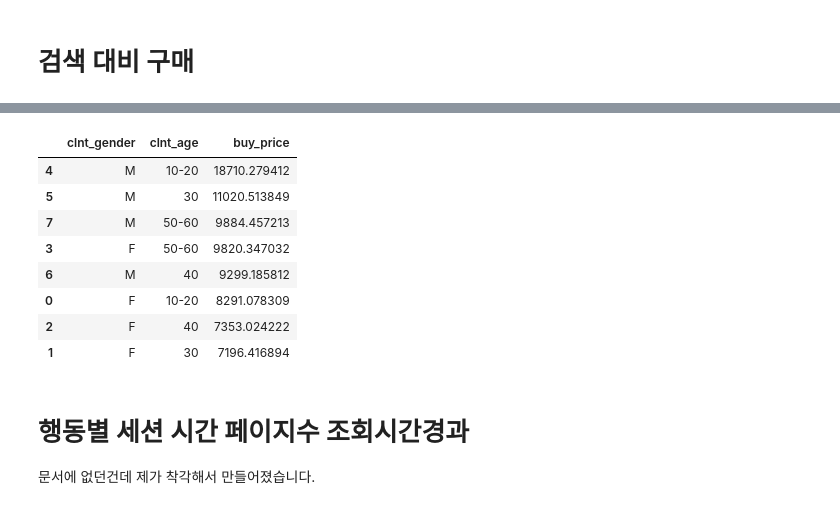
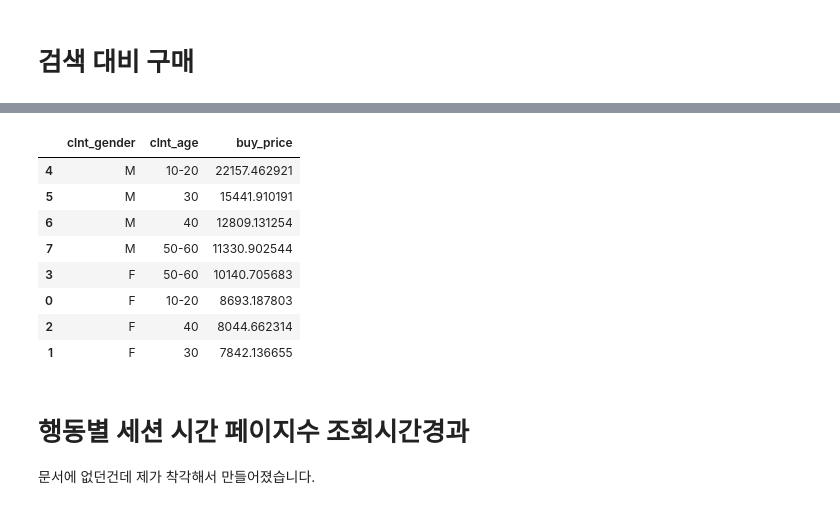
Before and after one commit to GyuYoungCho/Lpoint-Competition, a Jupyter notebook: project/point_cut/EDA.ipynb, the cells around one changed output, grey strips where cells are left out. Saved outputs shown, nothing was run; the diff lists cells and outputs as text; code cells hidden in the pictures.

```diff
--- a/project/point_cut/EDA.ipynb
+++ b/project/point_cut/EDA.ipynb
@@ -2,8 +2,7 @@
 import pandas as pd
 import numpy as np
 OAI = pd.read_csv("Online.csv")
-TFI = pd.read_csv("TransferInfo.csv")
-CTI = pd.read_csv("CustomerInfo.csv")
+TFI = pd.read_csv("transfer.csv")
+CTI = pd.read_csv("Customer.csv")
 PDI = pd.read_csv("ProductInfo.csv")
 CTI1 = CTI[CTI["clnt_gender"]!="unknown"]
-TFI.shape
@@ -14,6 +8,0 @@ TFI.shape
-# %%
-CTI1["clnt_age"][CTI1["clnt_age"]=="10"] = "10-20"
-CTI1["clnt_age"][CTI1["clnt_age"]=="20"] = "10-20"
-CTI1["clnt_age"][CTI1["clnt_age"]=="50"] = "50-60"
-CTI1["clnt_age"][CTI1["clnt_age"]=="60"] = "50-60"
-CTI1
@@ -132,7 +109,4 @@ TFI[TFI["de_dt"]==20190917].sort_values(by = "buy_am", ascending=False).head()
 # %%
-TFI = TFI[TFI["pd_c"].notnull()]
-TFI = TFI[(TFI["buy_am"]<100000000)&(TFI["buy_am"]!=0)&(TFI["buy_ct"]!=0)]
-TFI = TFI[TFI["pd_c"]!="unknown"]
 tfi1 = TFI[["de_dt","buy_am","buy_ct"]]
 tfi1['de_dt'] = pd.to_datetime(tfi1['de_dt'], format='%Y%m%d')
 tfi1['day_of_week'] = tfi1["de_dt"].dt.weekday_name
@@ -296,18 +260,18 @@ buy_prop
 # %%
 merge5 = TFI.merge(CTI1,how = "inner", on="clnt_id")[["trans_id","clnt_gender","clnt_age","buy_am","buy_ct"]]
-merge5["buy_price"] = merge5["buy_am"]/merge5["buy_ct"]
+merge5["buy_price"] = merge5["buy_am"]
 buy_group = merge5.groupby(["clnt_gender","clnt_age"]).mean()["buy_price"].reset_index()
 buy_group.sort_values(by="buy_price", ascending=False)
 # %% [output]
 |  | clnt_gender | clnt_age | buy_price |
-| 4 | M | 10-20 | 18710.279412 |
-| 5 | M | 30 | 11020.513849 |
-| 7 | M | 50-60 | 9884.457213 |
-| 3 | F | 50-60 | 9820.347032 |
-| 6 | M | 40 | 9299.185812 |
-| 0 | F | 10-20 | 8291.078309 |
-| 2 | F | 40 | 7353.024222 |
-| 1 | F | 30 | 7196.416894 |
+| 4 | M | 10-20 | 22157.462921 |
+| 5 | M | 30 | 15441.910191 |
+| 6 | M | 40 | 12809.131254 |
+| 7 | M | 50-60 | 11330.902544 |
+| 3 | F | 50-60 | 10140.705683 |
+| 0 | F | 10-20 | 8693.187803 |
+| 2 | F | 40 | 8044.662314 |
+| 1 | F | 30 | 7842.136655 |
 # %% [markdown]
 # 행동별 세션 시간 페이지수 조회시간경과
 문서에 없던건데 제가 착각해서 만들어졌습니다.
```
Also changed, not shown: parts of 32 cells of this notebook, 2 other files.
